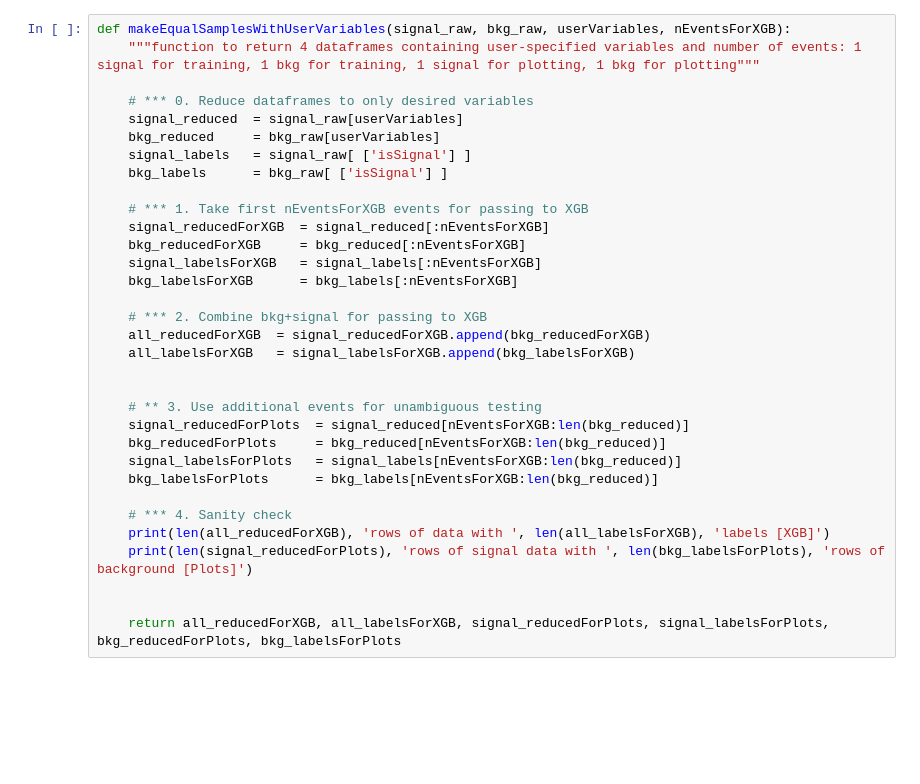
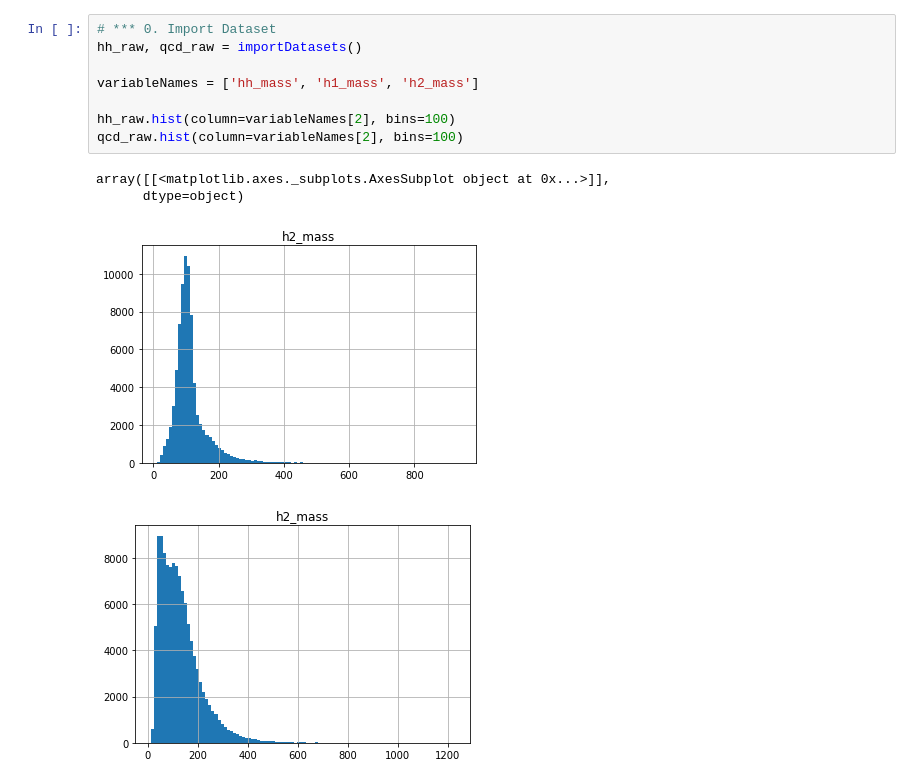
Before and after one commit to neu-physics/dihiggsMLProject, a Jupyter notebook: BoostedDecisionTree/xgboost_sandbox.ipynb, the cells around one changed output. Drawn from its saved outputs; the diff is of its cells as text; blank space fills up the shorter version.

```diff
--- a/BoostedDecisionTree/xgboost_sandbox.ipynb
+++ b/BoostedDecisionTree/xgboost_sandbox.ipynb
@@ -54,34 +14,14 @@ array([[<matplotlib.axes._subplots.AxesSubplot object at 0x...>]],
-# %%
-def makeEqualSamplesWithUserVariables(signal_raw, bkg_raw, userVariables, nEventsForXGB):
-    """function to return 4 dataframes containing user-specified variables and number of events: 1 signal for training, 1 bkg for training, 1 signal for plotting, 1 bkg for plotting"""
-
-    # *** 0. Reduce dataframes to only desired variables
-    signal_reduced  = signal_raw[userVariables]
-    bkg_reduced     = bkg_raw[userVariables]
-    signal_labels   = signal_raw[ ['isSignal'] ]
-    bkg_labels      = bkg_raw[ ['isSignal'] ]
-
-    # *** 1. Take first nEventsForXGB events for passing to XGB
-    signal_reducedForXGB  = signal_reduced[:nEventsForXGB]
-    bkg_reducedForXGB     = bkg_reduced[:nEventsForXGB]
-    signal_labelsForXGB   = signal_labels[:nEventsForXGB]
-    bkg_labelsForXGB      = bkg_labels[:nEventsForXGB]
-
-    # *** 2. Combine bkg+signal for passing to XGB
-    all_reducedForXGB  = signal_reducedForXGB.append(bkg_reducedForXGB)
-    all_labelsForXGB   = signal_labelsForXGB.append(bkg_labelsForXGB)
-
-
-    # ** 3. Use additional events for unambiguous testing
-    signal_reducedForPlots  = signal_reduced[nEventsForXGB:len(bkg_reduced)]
-    bkg_reducedForPlots     = bkg_reduced[nEventsForXGB:len(bkg_reduced)]
-    signal_labelsForPlots   = signal_labels[nEventsForXGB:len(bkg_reduced)]
-    bkg_labelsForPlots      = bkg_labels[nEventsForXGB:len(bkg_reduced)]
-
-    # *** 4. Sanity check
-    print(len(all_reducedForXGB), 'rows of data with ', len(all_labelsForXGB), 'labels [XGB]')
-    print(len(signal_reducedForPlots), 'rows of signal data with ', len(bkg_labelsForPlots), 'rows of background [Plots]')
-
-
-    return all_reducedForXGB, all_labelsForXGB, signal_reducedForPlots, signal_labelsForPlots, bkg_reducedForPlots, bkg_labelsForPlots
+# %%
+# *** 0. Import Dataset
+hh_raw, qcd_raw = importDatasets()
+
+variableNames = ['hh_mass', 'h1_mass', 'h2_mass']
+
+hh_raw.hist(column=variableNames[2], bins=100)
+qcd_raw.hist(column=variableNames[2], bins=100)
+# %% [output]
+array([[<matplotlib.axes._subplots.AxesSubplot object at 0x...>]],
+      dtype=object)
+[figure, added]
+[figure, added]
 # %%
```
Also changed, not shown: parts of 21 cells of this notebook, 3 other files.
